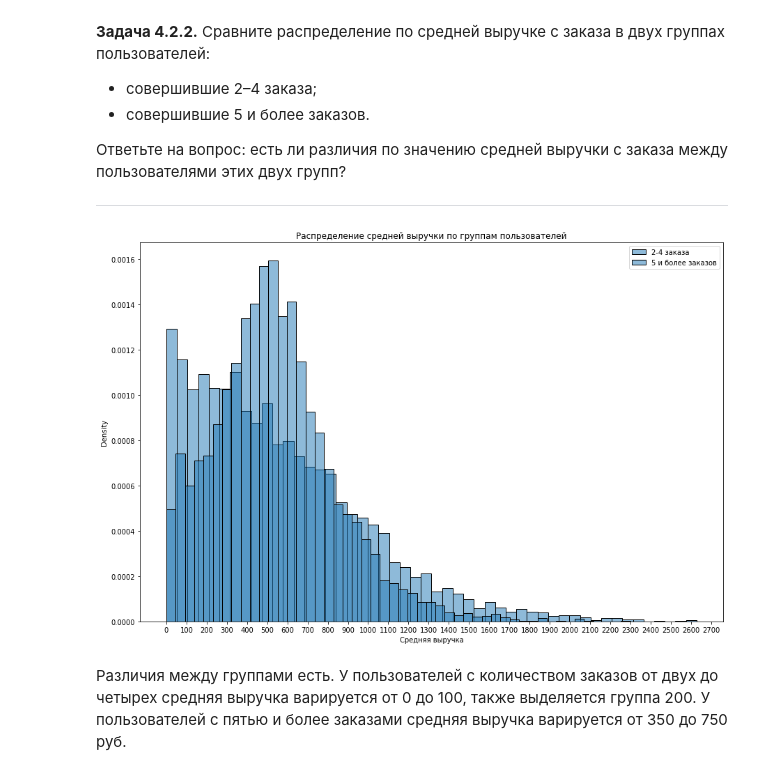
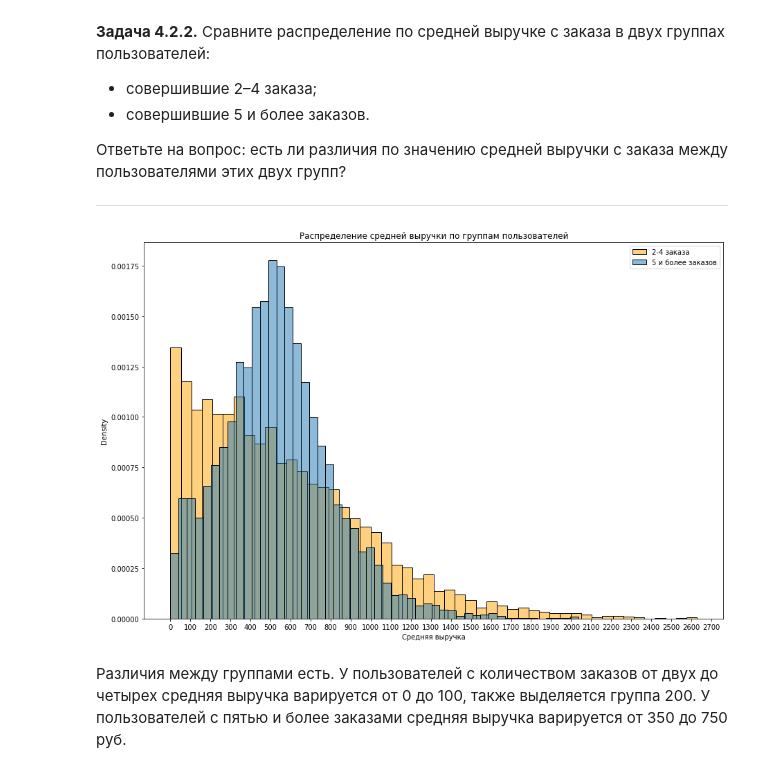
Before and after one commit to Sasich-XD/Ya_Afisha, a Jupyter notebook: notebook.ipynb, the cells around one changed output. Cells and saved outputs as stored; diff of their text form; code cells hidden in the pictures.

```diff
--- a/notebook.ipynb
+++ b/notebook.ipynb
@@ -224,5 +125,5 @@ connection_string = 'postgresql://{}:{}@{}:{}/{}'.format(
 # %%
-'''load_dotenv() # автоматически ищет .env в текущей директории
+load_dotenv('config.env') # автоматически ищет .env в текущей директории
 
 connection_string = 'postgresql://{}:{}@{}:{}/{}'.format(
     os.getenv('DB_USER'),
@@ -230,5 +131,6 @@ connection_string = 'postgresql://{}:{}@{}:{}/{}'.format(
     os.getenv('DB_HOST'),
     os.getenv('DB_PORT'),
     os.getenv('DB_NAME'),
-) '''
+)
+display(connection_string)
 # %% [output]
@@ -765,8 +571,7 @@ display(filtered_df.shape[0])
 # %% [output]
 287405
 # %%
-'''filtered_df = filtered_df.drop_duplicates(subset=['user_id','device_type_canonical', 'order_dt',
+filtered_df = filtered_df.drop_duplicates(subset=['user_id','device_type_canonical', 'order_dt',
                                                   'currency_code', 'revenue', 'tickets_count',
                                                   'days_since_prev', 'event_id', 'event_name',
                                                   'event_type_main','service_name', 'region_name', 'city_name', 'revenue_rub'], keep='first')
-                                                  '''
@@ -1485,14 +1107,14 @@ orders_2_4 = filtered_group_df[(filtered_group_df['total_orders']>=2) & (filtere
 orders_5 = filtered_group_df[filtered_group_df['total_orders']>=5]
 # %%
 plt.figure(figsize=(15, 10))
-sns.histplot(data=orders_2_4, bins=50, alpha=0.5, x='avg_revenue', stat='density', label='2-4 заказа')
+sns.histplot(data=orders_2_4, bins=50, alpha=0.5, x='avg_revenue', stat='density', label='2-4 заказа', color = 'orange')
 sns.histplot(data=orders_5, bins=50, alpha=0.5, x='avg_revenue', stat='density', label='5 и более заказов')
 plt.title('Распределение средней выручки по группам пользователей')
 plt.xlabel('Средняя выручка')
 plt.legend()
 plt.xticks(range(0, int(filtered_group_df['avg_revenue'].max()) + 100, 100))
 plt.show()
 # %% [output]
-[figure, old version]
+[figure, new version]
 # %% [markdown]
 Различия между группами есть. У пользователей с количеством заказов от двух до четырех средняя выручка варируется от 0 до 100, также выделяется группа 200. У пользователей с пятью и более заказами средняя выручка варируется от 350 до 750 руб.
```
Also changed, not shown: parts of 73 cells of this notebook.
